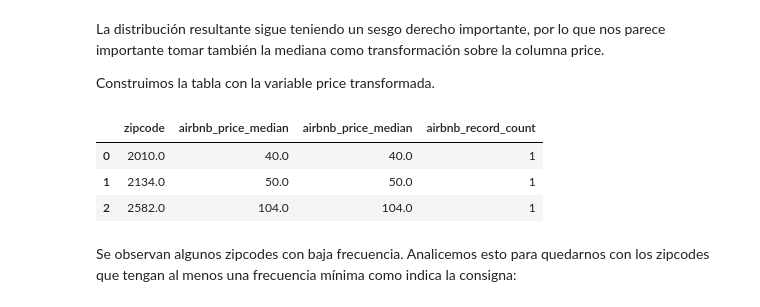
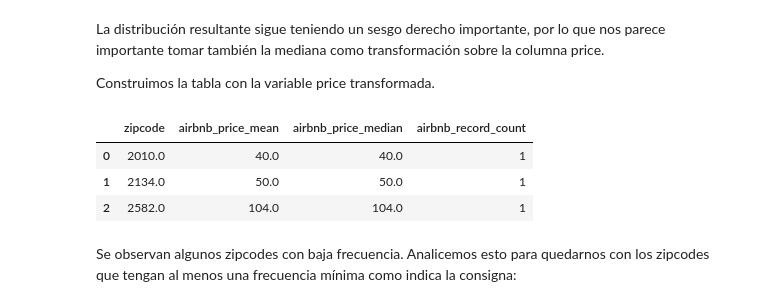
Before and after one commit to AlejandroGuedez/Equipo-23-de-Diplomado-data-scientist, a Jupyter notebook: EyCD_TP_Parte_1_Gr23_220518_Ale.ipynb, the cells around one changed output. Saved outputs shown, nothing was run; the diff lists cells and outputs as text; code cells hidden in the pictures.

```diff
--- a/EyCD_TP_Parte_1_Gr23_220518_Ale.ipynb
+++ b/EyCD_TP_Parte_1_Gr23_220518_Ale.ipynb
@@ -874,25 +874,25 @@ Construimos la tabla con la variable price transformada.
 # %%
 relevant_cols = ['price', 'zipcode']
 
 # Pass a dictionary where the keys are the original columns to aggregate and
 # the values are the operations (or list of operations).
 
 airbnb_price_by_zipcode = airbnb_filtered1[relevant_cols].groupby('zipcode')\
   .agg({'price': ['mean', 'median', 'count']})\
   .reset_index()
 # Flatten the two level columns
 airbnb_price_by_zipcode.columns = [
   ' '.join(col).strip()
   for col in airbnb_price_by_zipcode.columns.values]
 # Rename columns
 airbnb_price_by_zipcode = airbnb_price_by_zipcode.rename(
-    columns={'price mean': 'airbnb_price_median',
+    columns={'price mean': 'airbnb_price_mean',
              'price median': 'airbnb_price_median',
              'price count': 'airbnb_record_count'}
 )
 airbnb_price_by_zipcode[:3]
 # %% [output]
-|  | zipcode | airbnb_price_median | airbnb_price_median | airbnb_record_count |
+|  | zipcode | airbnb_price_mean | airbnb_price_median | airbnb_record_count |
 | 0 | 2010.0 | 40.0 | 40.0 | 1 |
 | 1 | 2134.0 | 50.0 | 50.0 | 1 |
 | 2 | 2582.0 | 104.0 | 104.0 | 1 |
```
Also changed, not shown: parts of 21 cells of this notebook.
